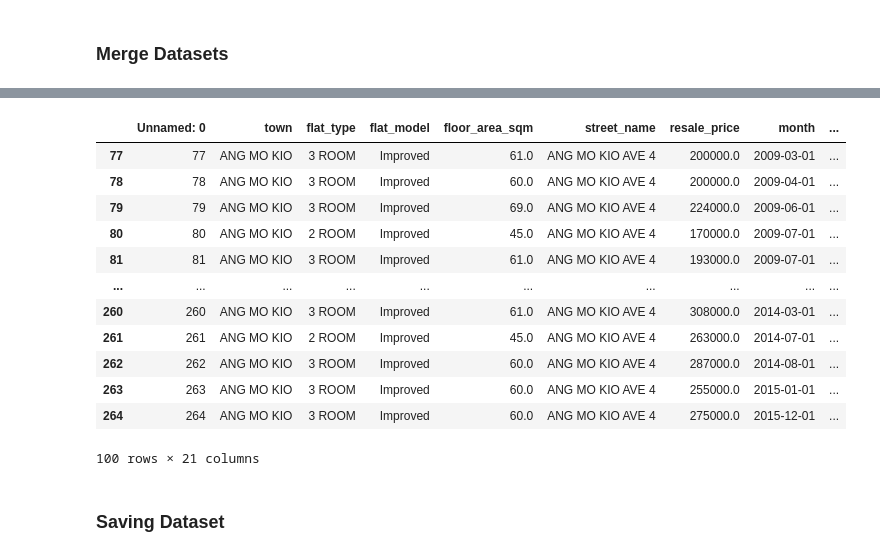
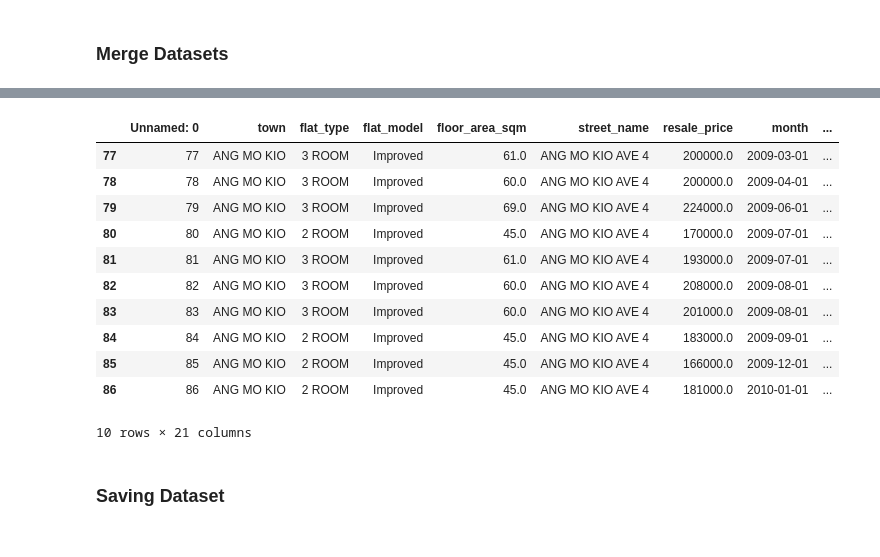
Before and after one commit to kkinmunn/is4303_hdbresale, a Jupyter notebook: eda/datablending.ipynb, the cells around one changed output, grey strips where cells are left out. Cells and saved outputs as stored; diff of their text form; code cells hidden in the pictures.

```diff
--- a/eda/datablending.ipynb
+++ b/eda/datablending.ipynb
@@ -311,4 +332,5 @@ def count_pois_within_radius(hdb_lng, hdb_lat, poi_data, poi_type, radius):
             count += 1
     return count
 # %%
-hdb_resale_data = data_hdb_last15.head(100)
+hdb_resale_data = data_hdb_last15.sample(n = 10)
+hdb_resale_data
@@ -315,40 +349,41 @@ hdb_resale_data = data_hdb_last15.head(100)
 # %%
-# Iterate through each HDB resale unit
+# Iterate through each unqiue Street Name
 for index, hdb_unit in hdb_resale_data.iterrows():
     hdb_lng = hdb_unit['long']
     hdb_lat = hdb_unit['lat']
 
     healthcare_within_1km_count = 0
     recreational_within_1km_count = 0
     education_within_1km_count = 0
 
     # Count healthcare within 1km radius
     healthcare_within_1km_count = count_pois_within_radius(hdb_lng, hdb_lat, data_poi_filtered, 'Healthcare', 1)
     # Count recreational areas within 1km radius
     recreational_within_1km_count = count_pois_within_radius(hdb_lng, hdb_lat, data_poi_filtered, 'Recreational', 1)
     # Count educational instituitions within 1km radius
     education_within_1km_count = count_pois_within_radius(hdb_lng, hdb_lat, data_poi_filtered, 'Education', 1)
 
-# Add the recreational_count and school_count columns to the original hdb dataset
-hdb_resale_data['healthcare_within_1km_count'] = healthcare_within_1km_count
-hdb_resale_data['recreational_within_1km_count'] = recreational_within_1km_count
-hdb_resale_data['education_within_1km_count'] = education_within_1km_count
+    # Add the recreational_count and school_count columns to the original hdb dataset
+    hdb_resale_data.loc[index, 'healthcare_within_1km_count'] = healthcare_within_1km_count
+    hdb_resale_data.loc[index, 'recreational_within_1km_count'] = recreational_within_1km_count
+    hdb_resale_data.loc[index, 'education_within_1km_count'] = education_within_1km_count
+
+
 
 hdb_resale_data
 # %% [output]
 |  | Unnamed: 0 | town | flat_type | flat_model | floor_area_sqm | street_name | resale_price | month | ... |
 | 77 | 77 | ANG MO KIO | 3 ROOM | Improved | 61.0 | ANG MO KIO AVE 4 | 200000.0 | 2009-03-01 | ... |
 | 78 | 78 | ANG MO KIO | 3 ROOM | Improved | 60.0 | ANG MO KIO AVE 4 | 200000.0 | 2009-04-01 | ... |
 | 79 | 79 | ANG MO KIO | 3 ROOM | Improved | 69.0 | ANG MO KIO AVE 4 | 224000.0 | 2009-06-01 | ... |
 | 80 | 80 | ANG MO KIO | 2 ROOM | Improved | 45.0 | ANG MO KIO AVE 4 | 170000.0 | 2009-07-01 | ... |
 | 81 | 81 | ANG MO KIO | 3 ROOM | Improved | 61.0 | ANG MO KIO AVE 4 | 193000.0 | 2009-07-01 | ... |
-| ... | ... | ... | ... | ... | ... | ... | ... | ... | ... |
-| 260 | 260 | ANG MO KIO | 3 ROOM | Improved | 61.0 | ANG MO KIO AVE 4 | 308000.0 | 2014-03-01 | ... |
-| 261 | 261 | ANG MO KIO | 2 ROOM | Improved | 45.0 | ANG MO KIO AVE 4 | 263000.0 | 2014-07-01 | ... |
-| 262 | 262 | ANG MO KIO | 3 ROOM | Improved | 60.0 | ANG MO KIO AVE 4 | 287000.0 | 2014-08-01 | ... |
-| 263 | 263 | ANG MO KIO | 3 ROOM | Improved | 60.0 | ANG MO KIO AVE 4 | 255000.0 | 2015-01-01 | ... |
-| 264 | 264 | ANG MO KIO | 3 ROOM | Improved | 60.0 | ANG MO KIO AVE 4 | 275000.0 | 2015-12-01 | ... |
+| 82 | 82 | ANG MO KIO | 3 ROOM | Improved | 60.0 | ANG MO KIO AVE 4 | 208000.0 | 2009-08-01 | ... |
+| 83 | 83 | ANG MO KIO | 3 ROOM | Improved | 60.0 | ANG MO KIO AVE 4 | 201000.0 | 2009-08-01 | ... |
+| 84 | 84 | ANG MO KIO | 2 ROOM | Improved | 45.0 | ANG MO KIO AVE 4 | 183000.0 | 2009-09-01 | ... |
+| 85 | 85 | ANG MO KIO | 2 ROOM | Improved | 45.0 | ANG MO KIO AVE 4 | 166000.0 | 2009-12-01 | ... |
+| 86 | 86 | ANG MO KIO | 2 ROOM | Improved | 45.0 | ANG MO KIO AVE 4 | 181000.0 | 2010-01-01 | ... |
-100 rows × 21 columns
+10 rows × 21 columns
 # %%
 # Check Merged Dataset
 # data_hdb_last15.info()
```
Also changed, not shown: parts of 3 cells of this notebook.
